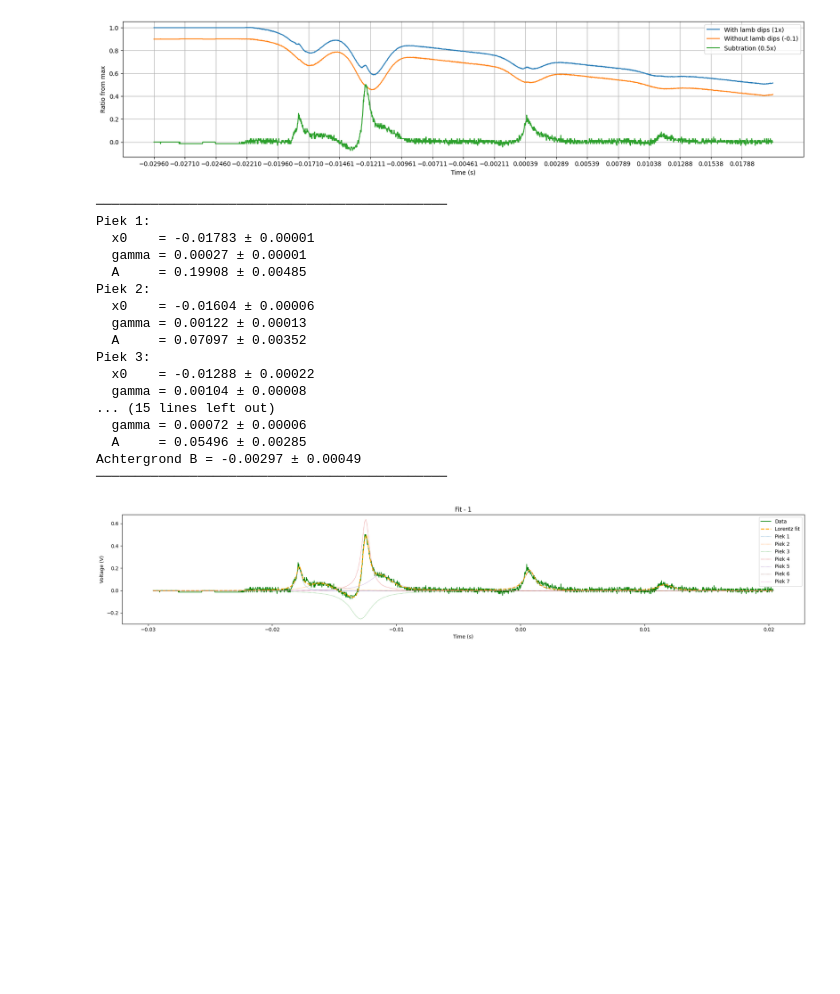
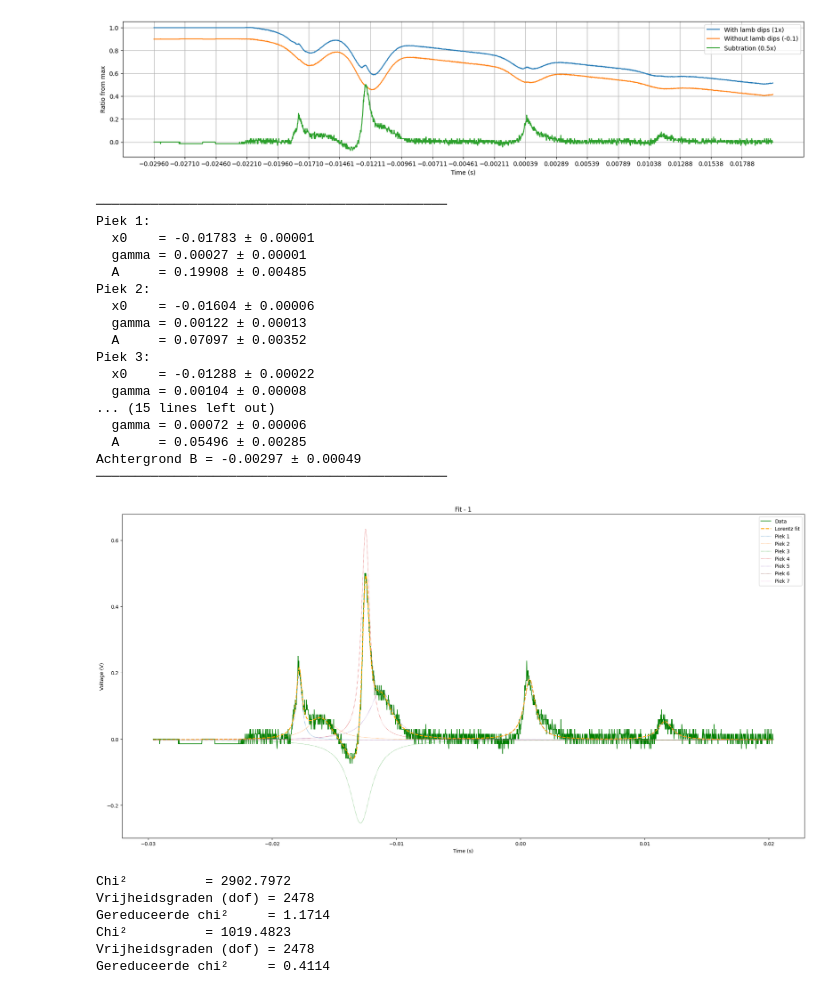
Before and after one commit to TimWiemer/Rubium_Spectroscopy_group_11, a Jupyter notebook: Full_spectrum_analysis_20206_06_17.ipynb, the cells around one changed output. Drawn from its saved outputs; the diff is of its cells as text; code cells hidden in the pictures; blank space fills up the shorter version.

```diff
--- a/Full_spectrum_analysis_20206_06_17.ipynb
+++ b/Full_spectrum_analysis_20206_06_17.ipynb
@@ -242,31 +296,60 @@ plt.show()
 
 x0_1_list_sub  = [-0.0180, -0.017, -0.0140, -0.0130, -0.010, 0.00039, 0.0110]
 A_1_list_sub   = [0.3, 0.1, -0.01, 0.5, 0.1, 0.2, 0.1]
 
 popt_1_sub, perr_1_sub = lorentz_fit(
     x_sub, y_sub_ratios,
     x0_list     = x0_1_list_sub,
     A_list      = A_1_list_sub,
     gamma_guess = 0.0001,
     B_guess     = 0.001,
     title       = 'Fit - 1'
 )
+def gereduceerde_chi2(y, y_fit, n_params, sigma=None):
+
+    residuen = np.asarray(y) - np.asarray(y_fit)
+
+    if sigma is None:
+        sigma = np.std(residuen)
+
+    dof = len(y) - n_params
+    chi2 = np.sum((residuen / sigma) ** 2)
+    chi2_red = chi2 / dof
+
+    print(f"Chi²          = {chi2:.4f}")
+    print(f"Vrijheidsgraden (dof) = {dof}")
+    print(f"Gereduceerde chi²     = {chi2_red:.4f}")
+
+    return chi2_red
+
+y_fit = multi_lorentz(x_sub, *popt_1_sub)
+n_params = len(popt_1_sub)
+
+chi2_red = gereduceerde_chi2(y_sub, y_fit, n_params)
+# of met een bekende sigma:
+chi2_red = gereduceerde_chi2(y_sub, y_fit, n_params, sigma=0.1)
 # %% [output]
 ─────────────────────────────────────────────
 Piek 1:
   x0    = -0.01783 ± 0.00001
   gamma = 0.00027 ± 0.00001
   A     = 0.19908 ± 0.00485
 Piek 2:
   x0    = -0.01604 ± 0.00006
   gamma = 0.00122 ± 0.00013
   A     = 0.07097 ± 0.00352
 Piek 3:
   x0    = -0.01288 ± 0.00022
   gamma = 0.00104 ± 0.00008
 ... (15 lines left out)
   gamma = 0.00072 ± 0.00006
   A     = 0.05496 ± 0.00285
 Achtergrond B = -0.00297 ± 0.00049
 ─────────────────────────────────────────────
-[figure, old version]
+[figure, new version]
+Chi²          = 2902.7972
+Vrijheidsgraden (dof) = 2478
+Gereduceerde chi²     = 1.1714
+Chi²          = 1019.4823
+Vrijheidsgraden (dof) = 2478
+Gereduceerde chi²     = 0.4114
```
Also changed, not shown: parts of 3 cells of this notebook.
